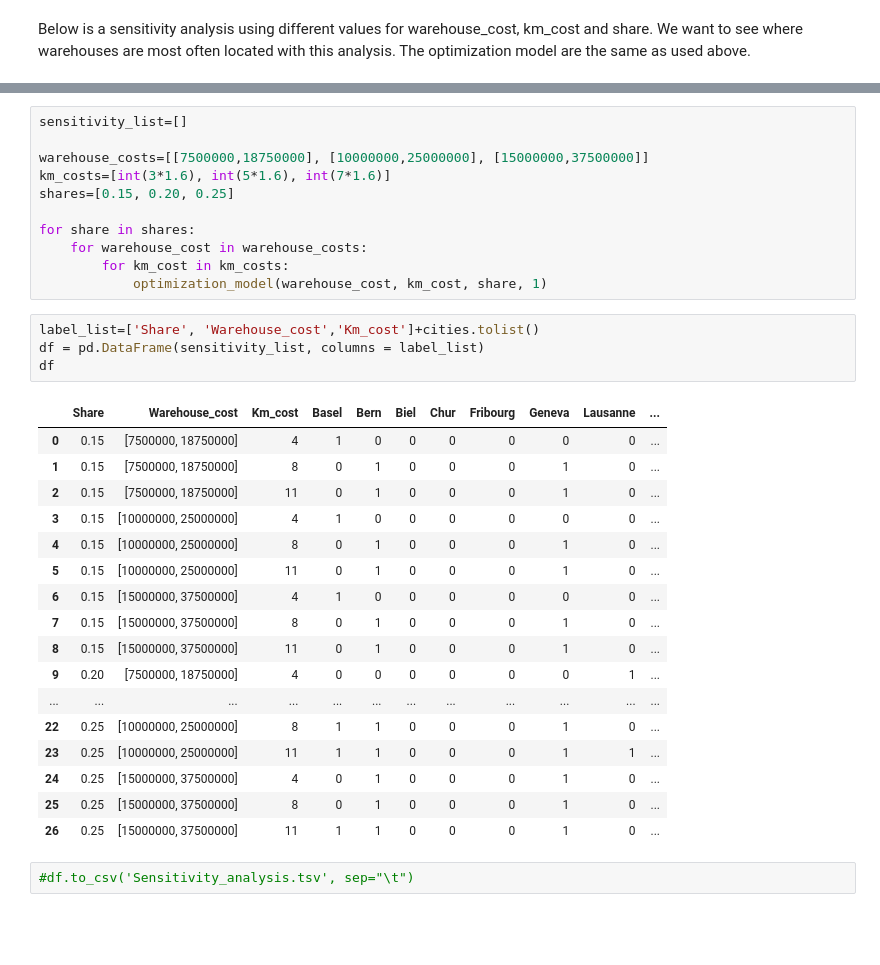
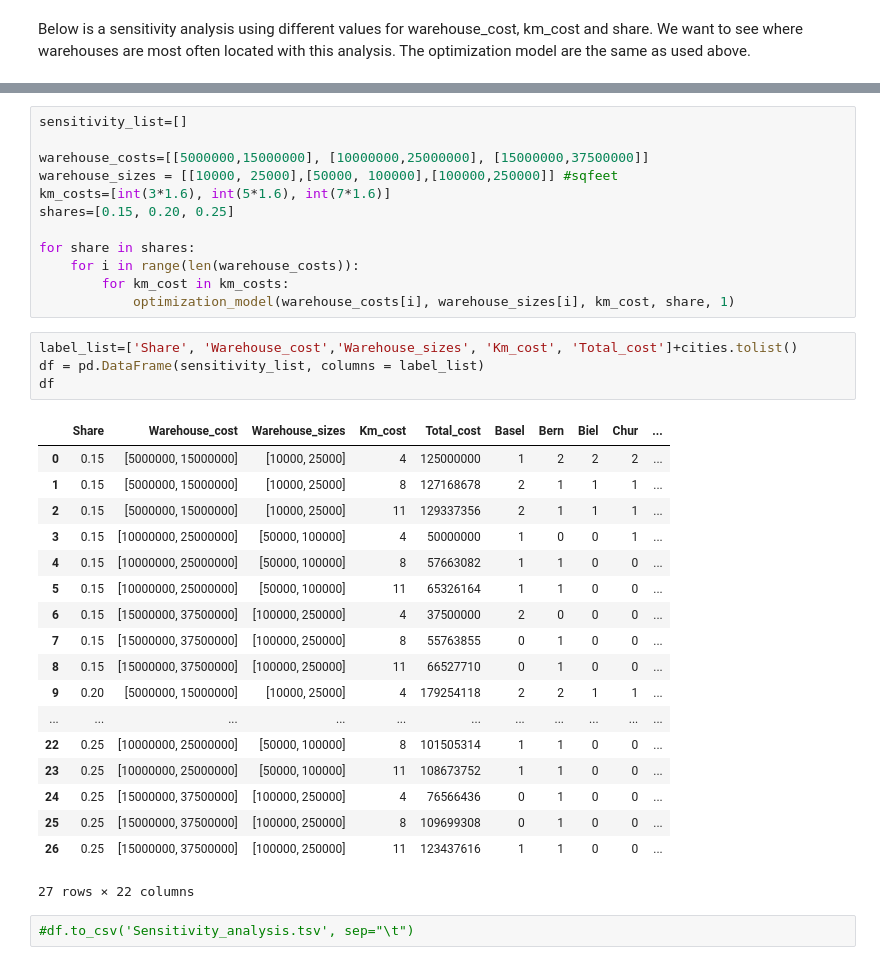
Before and after one commit to nomanbash/FLP_Amazon_Warehouse_Switzerland, a Jupyter notebook: Optimization.ipynb, the cells around one changed output, grey strips where cells are left out. Drawn from its saved outputs; the diff is of its cells as text; blank space fills up the shorter version.

```diff
--- a/Optimization.ipynb
+++ b/Optimization.ipynb
@@ -408,35 +406,37 @@ def optimization_model(warehouse_costs, km_cost, share, sq_per_person):
 # %%
 sensitivity_list=[]
 
-warehouse_costs=[[7500000,18750000], [10000000,25000000], [15000000,37500000]]
+warehouse_costs=[[5000000,15000000], [10000000,25000000], [15000000,37500000]]
+warehouse_sizes = [[10000, 25000],[50000, 100000],[100000,250000]] #sqfeet
 km_costs=[int(3*1.6), int(5*1.6), int(7*1.6)]
 shares=[0.15, 0.20, 0.25]
 
 for share in shares:
-    for warehouse_cost in warehouse_costs:
+    for i in range(len(warehouse_costs)):
         for km_cost in km_costs:
-            optimization_model(warehouse_cost, km_cost, share, 1)
+            optimization_model(warehouse_costs[i], warehouse_sizes[i], km_cost, share, 1)
 # %%
-label_list=['Share', 'Warehouse_cost','Km_cost']+cities.tolist()
+label_list=['Share', 'Warehouse_cost','Warehouse_sizes', 'Km_cost', 'Total_cost']+cities.tolist()
 df = pd.DataFrame(sensitivity_list, columns = label_list)
 df
 # %% [output]
-|  | Share | Warehouse_cost | Km_cost | Basel | Bern | Biel | Chur | Fribourg | Geneva | Lausanne | ... |
-| 0 | 0.15 | [7500000, 18750000] | 4 | 1 | 0 | 0 | 0 | 0 | 0 | 0 | ... |
-| 1 | 0.15 | [7500000, 18750000] | 8 | 0 | 1 | 0 | 0 | 0 | 1 | 0 | ... |
-| 2 | 0.15 | [7500000, 18750000] | 11 | 0 | 1 | 0 | 0 | 0 | 1 | 0 | ... |
-| 3 | 0.15 | [10000000, 25000000] | 4 | 1 | 0 | 0 | 0 | 0 | 0 | 0 | ... |
-| 4 | 0.15 | [10000000, 25000000] | 8 | 0 | 1 | 0 | 0 | 0 | 1 | 0 | ... |
-| 5 | 0.15 | [10000000, 25000000] | 11 | 0 | 1 | 0 | 0 | 0 | 1 | 0 | ... |
-| 6 | 0.15 | [15000000, 37500000] | 4 | 1 | 0 | 0 | 0 | 0 | 0 | 0 | ... |
-| 7 | 0.15 | [15000000, 37500000] | 8 | 0 | 1 | 0 | 0 | 0 | 1 | 0 | ... |
-| 8 | 0.15 | [15000000, 37500000] | 11 | 0 | 1 | 0 | 0 | 0 | 1 | 0 | ... |
-| 9 | 0.20 | [7500000, 18750000] | 4 | 0 | 0 | 0 | 0 | 0 | 0 | 1 | ... |
-| ... | ... | ... | ... | ... | ... | ... | ... | ... | ... | ... | ... |
-| 22 | 0.25 | [10000000, 25000000] | 8 | 1 | 1 | 0 | 0 | 0 | 1 | 0 | ... |
-| 23 | 0.25 | [10000000, 25000000] | 11 | 1 | 1 | 0 | 0 | 0 | 1 | 1 | ... |
-| 24 | 0.25 | [15000000, 37500000] | 4 | 0 | 1 | 0 | 0 | 0 | 1 | 0 | ... |
-| 25 | 0.25 | [15000000, 37500000] | 8 | 0 | 1 | 0 | 0 | 0 | 1 | 0 | ... |
-| 26 | 0.25 | [15000000, 37500000] | 11 | 1 | 1 | 0 | 0 | 0 | 1 | 0 | ... |
+|  | Share | Warehouse_cost | Warehouse_sizes | Km_cost | Total_cost | Basel | Bern | Biel | Chur | ... |
+| 0 | 0.15 | [5000000, 15000000] | [10000, 25000] | 4 | 125000000 | 1 | 2 | 2 | 2 | ... |
+| 1 | 0.15 | [5000000, 15000000] | [10000, 25000] | 8 | 127168678 | 2 | 1 | 1 | 1 | ... |
+| 2 | 0.15 | [5000000, 15000000] | [10000, 25000] | 11 | 129337356 | 2 | 1 | 1 | 1 | ... |
+| 3 | 0.15 | [10000000, 25000000] | [50000, 100000] | 4 | 50000000 | 1 | 0 | 0 | 1 | ... |
+| 4 | 0.15 | [10000000, 25000000] | [50000, 100000] | 8 | 57663082 | 1 | 1 | 0 | 0 | ... |
+| 5 | 0.15 | [10000000, 25000000] | [50000, 100000] | 11 | 65326164 | 1 | 1 | 0 | 0 | ... |
+| 6 | 0.15 | [15000000, 37500000] | [100000, 250000] | 4 | 37500000 | 2 | 0 | 0 | 0 | ... |
+| 7 | 0.15 | [15000000, 37500000] | [100000, 250000] | 8 | 55763855 | 0 | 1 | 0 | 0 | ... |
+| 8 | 0.15 | [15000000, 37500000] | [100000, 250000] | 11 | 66527710 | 0 | 1 | 0 | 0 | ... |
+| 9 | 0.20 | [5000000, 15000000] | [10000, 25000] | 4 | 179254118 | 2 | 2 | 1 | 1 | ... |
+| ... | ... | ... | ... | ... | ... | ... | ... | ... | ... | ... |
+| 22 | 0.25 | [10000000, 25000000] | [50000, 100000] | 8 | 101505314 | 1 | 1 | 0 | 0 | ... |
+| 23 | 0.25 | [10000000, 25000000] | [50000, 100000] | 11 | 108673752 | 1 | 1 | 0 | 0 | ... |
+| 24 | 0.25 | [15000000, 37500000] | [100000, 250000] | 4 | 76566436 | 0 | 1 | 0 | 0 | ... |
+| 25 | 0.25 | [15000000, 37500000] | [100000, 250000] | 8 | 109699308 | 0 | 1 | 0 | 0 | ... |
+| 26 | 0.25 | [15000000, 37500000] | [100000, 250000] | 11 | 123437616 | 1 | 1 | 0 | 0 | ... |
+27 rows × 22 columns
 # %%
 #df.to_csv('Sensitivity_analysis.tsv', sep="\t")
```
Also changed, not shown: parts of 3 cells of this notebook, 1 other file.
